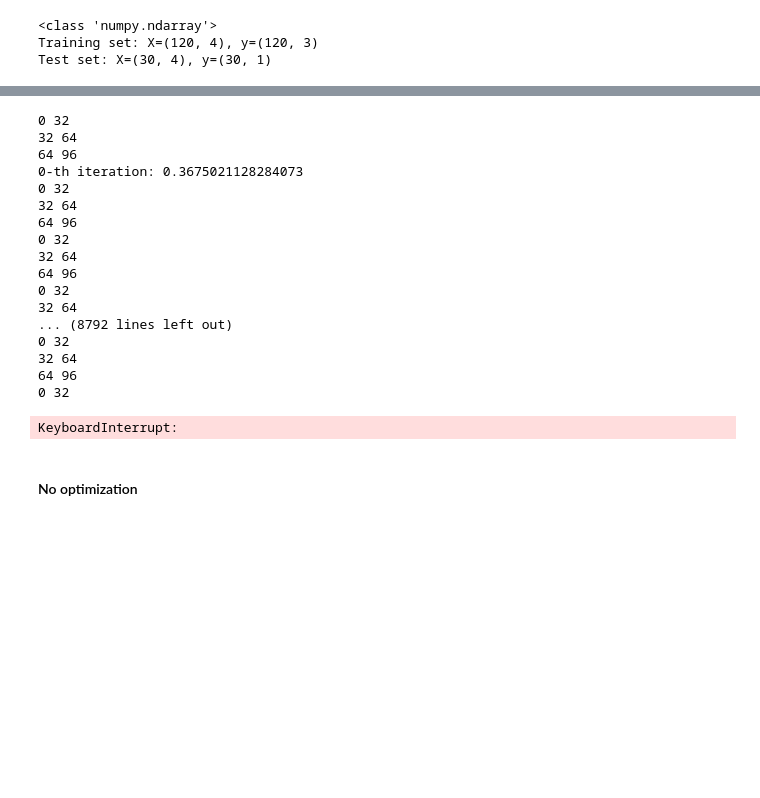
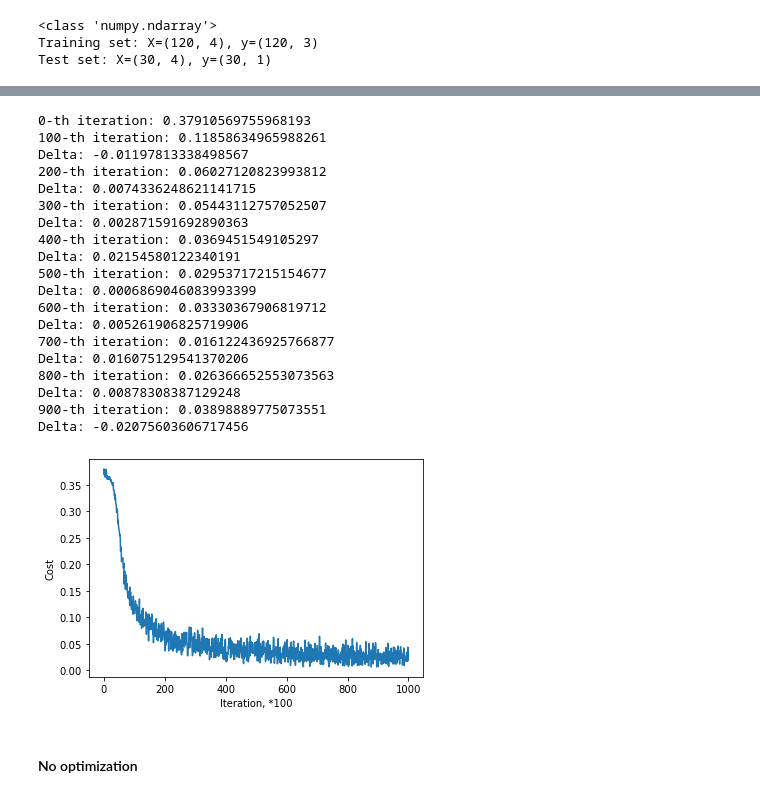
Before and after one commit to vseredovych/ML, a Jupyter notebook: Practice/NeuralNetwork/NeuralNet minibatches.ipynb, the cells around one changed output, grey strips where cells are left out. Drawn from its saved outputs; the diff is of its cells as text; code cells hidden in the pictures; blank space fills up the shorter version.

```diff
--- a/Practice/NeuralNetwork/NeuralNet minibatches.ipynb
+++ b/Practice/NeuralNetwork/NeuralNet minibatches.ipynb
@@ -330,26 +295,27 @@ KeyboardInterrupt:
 # %%
-cls_momentum = NeuralNet((50, ), normalize = True, learning_rate = 0.01, num_iter = 5000,
-                         optimization='momentum', momentum=0.3)
-cls_momentum.fit(X_train, y_train, epsilon=1e-15)
+cls_momentum = NeuralNet(hidden_layer_sizes=(50, ), normalize=True, learning_rate = 0.1, max_iter = 1000, batch_size=30, momentum=0.9, epsilon=1e-8)
+cls_momentum.fit(X_train, y_train, print_cost=True, print_by=100)
 # %% [output]
-0 32
-32 64
-64 96
-0-th iteration: 0.3675021128284073
-0 32
-32 64
-64 96
-0 32
-32 64
-64 96
-0 32
-32 64
-... (8792 lines left out)
-0 32
-32 64
-64 96
-0 32
+0-th iteration: 0.37910569755968193
+100-th iteration: 0.11858634965988261
+Delta: -0.01197813338498567
+200-th iteration: 0.06027120823993812
+Delta: 0.0074336248621141715
+300-th iteration: 0.05443112757052507
+Delta: 0.002871591692890363
+400-th iteration: 0.0369451549105297
+Delta: 0.02154580122340191
+500-th iteration: 0.02953717215154677
+Delta: 0.0006869046083993399
+600-th iteration: 0.03330367906819712
+Delta: 0.005261906825719906
+700-th iteration: 0.016122436925766877
+Delta: 0.016075129541370206
+800-th iteration: 0.026366652553073563
+Delta: 0.00878308387129248
+900-th iteration: 0.03898889775073551
+Delta: -0.02075603606717456
-KeyboardInterrupt:
+[figure, added]
 # %% [markdown]
 #### No optimization
 # %%
```
Also changed, not shown: parts of 6 cells of this notebook, 2 other files.
